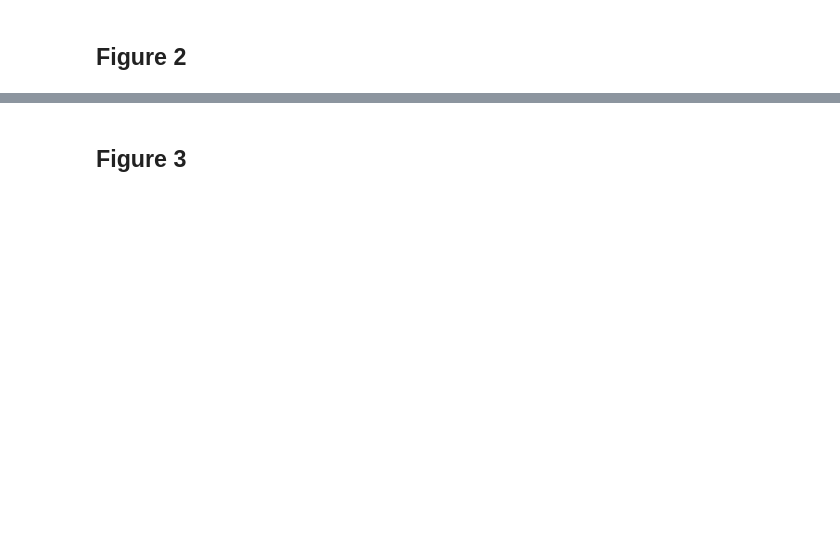
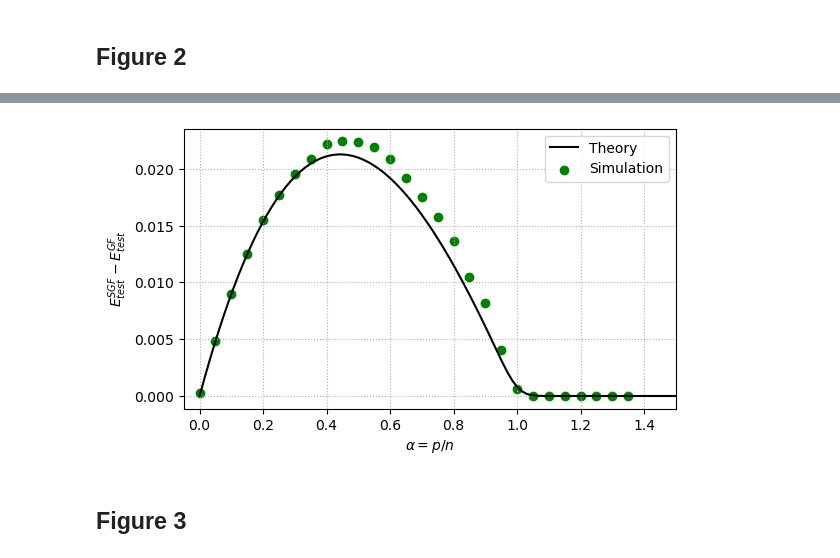
Before and after one commit to feathernox/sgf_dyn, a Jupyter notebook: notebooks/ld_gf.ipynb, the cells around one changed output, grey strips where cells are left out. Drawn from its saved outputs; the diff is of its cells as text; code cells hidden in the pictures; blank space fills up the shorter version.

```diff
--- a/notebooks/ld_gf.ipynb
+++ b/notebooks/ld_gf.ipynb
@@ -137,0 +239,19 @@ def compute_ld_gf_diff(X, y, p, idx_timepoints=None):
+# %%
+# ideally, be recomputed, but the code for SGD is not optimized yet
+ARCHIVE_DIR = os.path.join(ROOT_DIR, "ICML24_dfs")
+
+test_err_archive_names = {
+    100: {
+        'gd': 'df_avgGD_d0100.pkl',
+        'sgd': 'df_avgSGD_d0100.pkl'
+    },
+    1000: {
+        'gd': 'df_avgGD_1000.pkl',
+        'sgd': 'df_avgSGD.pkl'
+    }
+}
+
+df_names = test_err_archive_names.get(d)
+if df_names is not None:
+    df_avg_gd_old = pd.read_pickle(os.path.join(ARCHIVE_DIR, df_names['gd']))
+    df_avg_sgd_old = pd.read_pickle(os.path.join(ARCHIVE_DIR, df_names['sgd']))
@@ -158,2 +333,26 @@ plt.show()
+# %%
+sgd_gd_diff_tlim_emp = df_diff_sgd_gd.iloc[:, -1]
+# TODO make proper limit formula function!!!
+get_z_covariation = np.vectorize(get_z_covariation)
+sgd_gd_diff_tlim_th = get_z_covariation(ALPHA_VALS_THEORY, psi, l2, 1000, betadiff2)
+# 1 / 4 * ALPHA_VALS_THEORY / psi * ((1 - ALPHA_VALS_THEORY) / psi + snr ** 2) * np.maximum((1 - ALPHA_VALS_THEORY), 0)
+sgd_gd_diff_tlim_th[0] = 0
+sgd_gd_diff_tlim_th = sgd_gd_diff_tlim_th / psi
+# %%
+fig, ax = plt.subplots(figsize=(6, 3.5))
+ax.plot(ALPHA_VALS_THEORY, sgd_gd_diff_tlim_th, c='black', label='Theory')
+ax.scatter(alpha_vals, sgd_gd_diff_tlim_emp, c='green', label='Simulation')
+ax.grid(ls=":")
+ax.legend()
+
+
+
+ax.set_xlim(ALPHA_VALS_THEORY.min() - 0.05, ALPHA_VALS_THEORY.max())
+ax.set_xlabel('$\\alpha=p / n$')
+ax.set_ylabel(SGF_GF_DIFF_LABEL)
+fig.subplots_adjust(left=0.15, right=0.97, bottom=0.15, top=0.95)
+fig.savefig(os.path.join(IMAGE_DIR, f'sgf_gf_diff_tlim.pdf')) #, bbox_inches='tight')
+# %% [output]
+[figure, added]
 # %% [markdown]
 ## Figure 3
```
Also changed, not shown: parts of 31 cells of this notebook.
